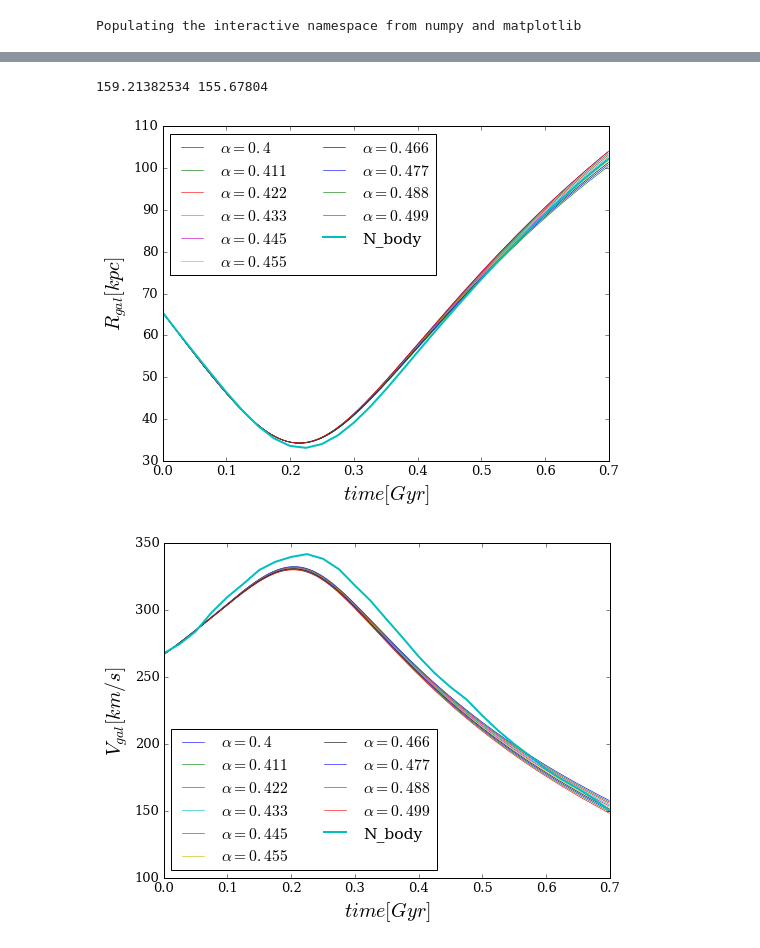
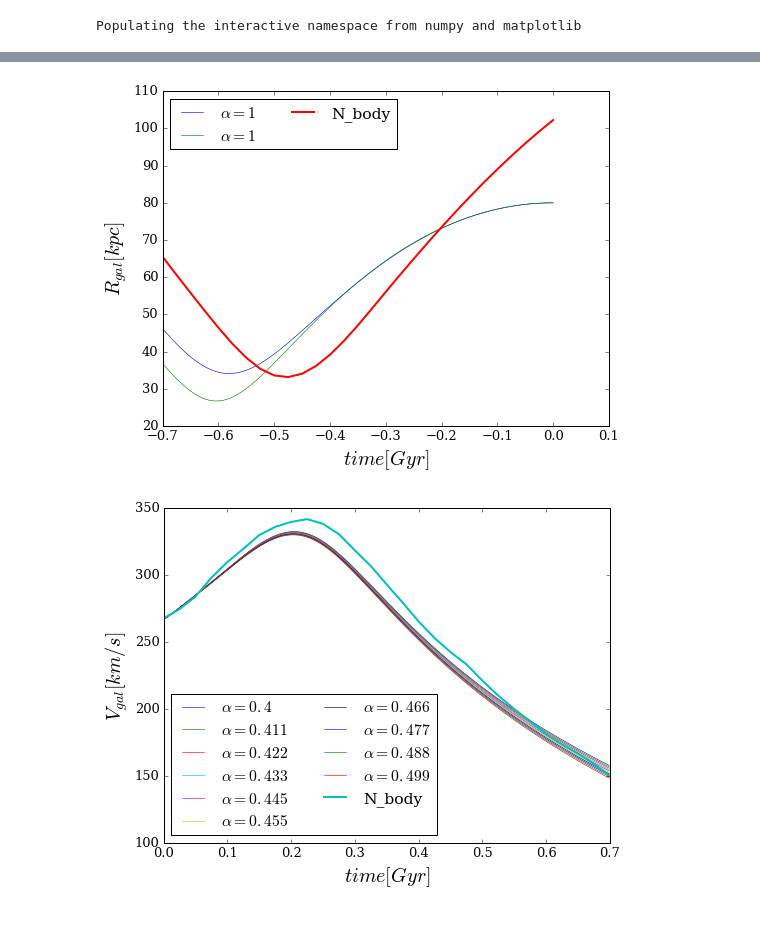
Before and after one commit to jngaravitoc/LMC-MW, a Jupyter notebook: code/sag_orbit/facundo/facundo_orbit.ipynb, the cells around one changed output, grey strips where cells are left out. Drawn from its saved outputs; the diff is of its cells as text; code cells hidden in the pictures.

```diff
--- a/code/sag_orbit/facundo/facundo_orbit.ipynb
+++ b/code/sag_orbit/facundo/facundo_orbit.ipynb
@@ -25,0 +49,4 @@ Sag = loadtxt('Sgr_orb.dat')
+# %%
+rgal_an = np.sqrt((x_an - x_an_mw)**2 + (y_an - y_an_mw)**2 + (z_an - z_an_mw)**2)
+# %%
+rgal_an05 = np.sqrt((x_an2 - x_an_mw2)**2 + (y_an2 - y_an_mw2)**2 + (z_an2 - z_an_mw2)**2)
@@ -202,5 +233 @@ vzSag = Sag[:,5]
-# %%
-print vx_sag1[0], vxSag[0]
-# %% [output]
-159.21382534 155.67804
 # %%
@@ -238,24 +267,26 @@ R_nbody = np.sqrt((xSag - xMW)**2 + (ySag - yMW)**2 + (zSag - zMW)**2)
 vR_nbody = np.sqrt((vxSag - vxMW)**2 + (vySag - vyMW)**2 + (vzSag - vzMW)**2)
 # %%
 figure(figsize=(8, 6))
-plot(t, R1, label=r'$\alpha = 0.4$', lw=0.6)
-plot(t, R2, label=r'$\alpha = 0.411$', lw=0.6)
-plot(t, R3, label=r'$\alpha = 0.422$', lw=0.6)
-plot(t, R4, label=r'$\alpha = 0.433$', lw=0.6)
-plot(t, R5, label=r'$\alpha = 0.445$', lw=0.6)
-plot(t, R6, label=r'$\alpha = 0.455$', lw=0.6)
-plot(t, R7, label=r'$\alpha = 0.466$', lw=0.6)
-plot(t, R8, label=r'$\alpha = 0.477$', lw=0.6)
-plot(t, R9, label=r'$\alpha = 0.488$', lw=0.6)
-plot(t, R10, label=r'$\alpha = 0.499$', lw=0.6)
+#plot(t, R1, label=r'$\alpha = 0.4$', lw=0.6)
+#plot(t, R2, label=r'$\alpha = 0.411$', lw=0.6)
+#plot(t, R3, label=r'$\alpha = 0.422$', lw=0.6)
+#plot(t, R4, label=r'$\alpha = 0.433$', lw=0.6)
+#plot(t, R5, label=r'$\alpha = 0.445$', lw=0.6)
+#plot(t, R6, label=r'$\alpha = 0.455$', lw=0.6)
+#plot(t, R7, label=r'$\alpha = 0.466$', lw=0.6)
+#plot(t, R8, label=r'$\alpha = 0.477$', lw=0.6)
+#plot(t, R9, label=r'$\alpha = 0.488$', lw=0.6)
+plot(t_an, rgal_an, label=r'$\alpha = 1$', lw=0.6)
+plot(t_an, rgal_an05, label=r'$\alpha = 1$', lw=0.6)
 
-plot(t1-1.7, R_nbody, label='N_body', lw=2)
+
+plot(t1-2.4, R_nbody, label='N_body', lw=2)
 legend(loc='best', ncol=2)
 ylabel('$R_{gal}[kpc]$', fontsize=20)
 xlabel('$time[Gyr]$', fontsize=20)
 savefig('orbits_comparison_pos.png', bbox_inches='tight')
 # %% [output]
-[figure, old version]
+[figure, new version]
 # %%
 V1 = V1 * units.kpc / units.Gyr
 V1 = V1.to(units.km/units.s)
```
Also changed, not shown: parts of 8 cells of this notebook.
